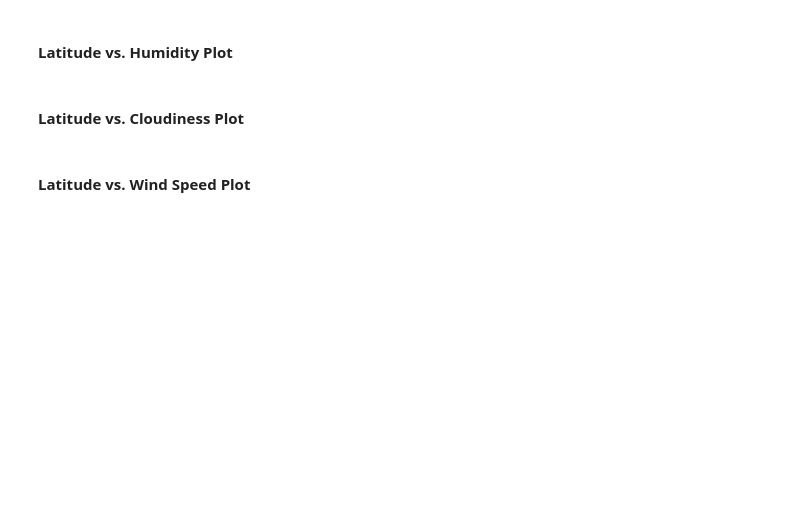
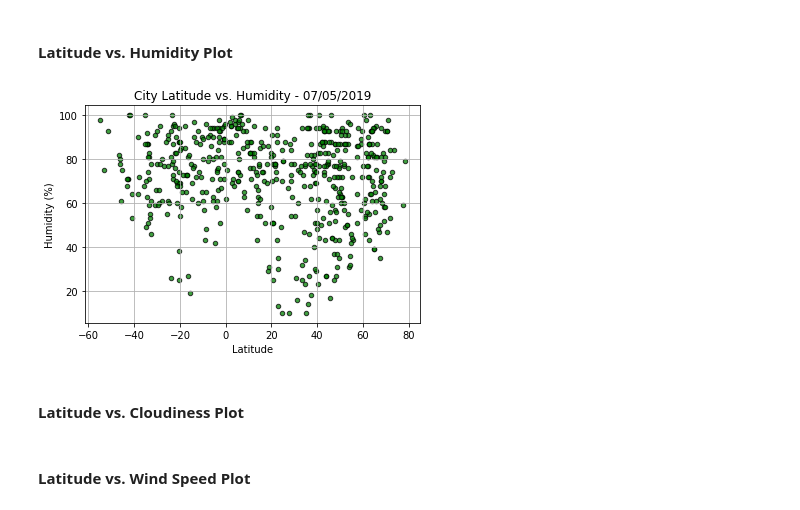
Before and after one commit to ZGrinacoff/WeatherPy, a Jupyter notebook: WeatherPy/WeatherPy.ipynb, the cells around one changed output. Saved outputs shown, nothing was run; the diff lists cells and outputs as text; code cells hidden in the pictures; blank space fills up the shorter version.

```diff
--- a/WeatherPy/WeatherPy.ipynb
+++ b/WeatherPy/WeatherPy.ipynb
@@ -176,5 +176,21 @@ plt.show()
 # %% [markdown]
 #### Latitude vs. Humidity Plot
+# %%
+# Create scatter plot for Lat vs Humidity.
+plt.scatter(df_weather['Lat'], df_weather['Humidity'], marker='o', s=20, c='g', edgecolors='black', alpha=.75)
+
+# Format axis and labels.
+plt.title('City Latitude vs. Humidity - 07/05/2019')
+plt.ylabel('Humidity (%)')
+plt.xlabel('Latitude')
+plt.grid(True)
+
+# Save the figure.
+plt.savefig('../Images/Humidity_vs_Lat.png')
+
+plt.show()
+# %% [output]
+[figure, added]
 # %% [markdown]
 #### Latitude vs. Cloudiness Plot
 # %% [markdown]
```
Also changed, not shown: parts of 4 cells of this notebook.
